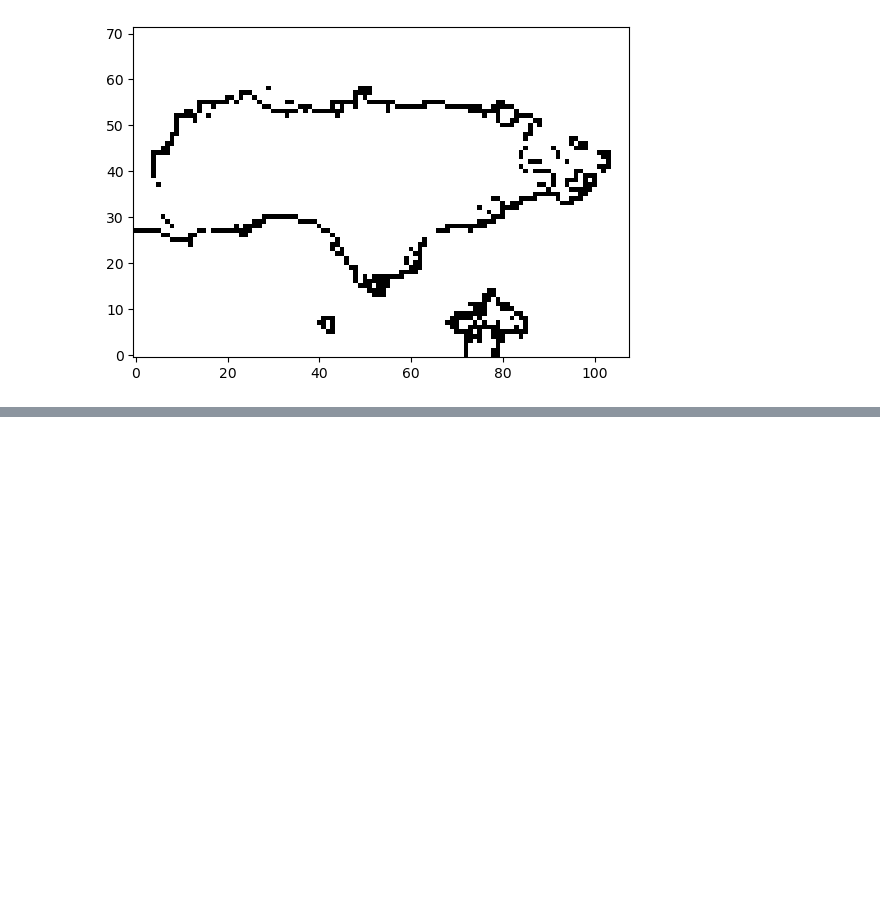
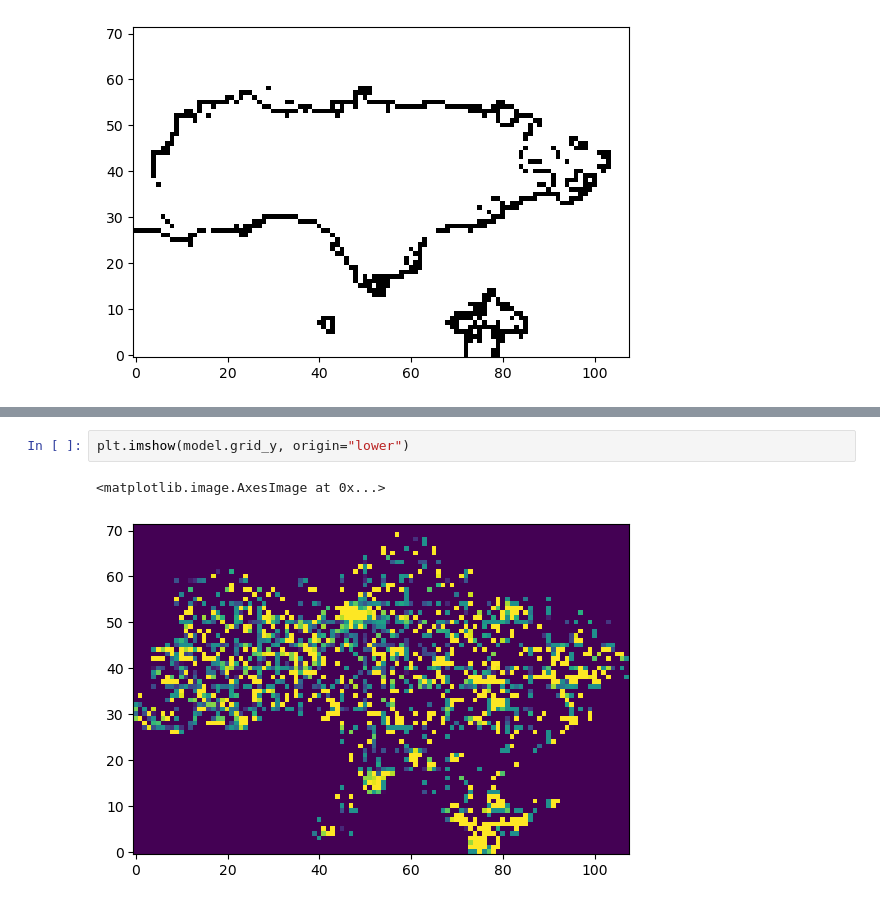
Before and after one commit to Davidvandijcke/fdr, a Jupyter notebook: src/analysis/frontline.ipynb, the cells around one changed output, grey strips where cells are left out. Cells and saved outputs as stored; diff of their text form; blank space fills up the shorter version.

```diff
--- a/src/analysis/frontline.ipynb
+++ b/src/analysis/frontline.ipynb
@@ -201,0 +230,5 @@ plt.imshow(J_grid, origin="lower", cmap="binary")
+# %%
+plt.imshow(model.grid_y, origin="lower")
+# %% [output]
+<matplotlib.image.AxesImage at 0x...>
+[figure, added]
```
Also changed, not shown: parts of 24 cells of this notebook, 1 other file.
